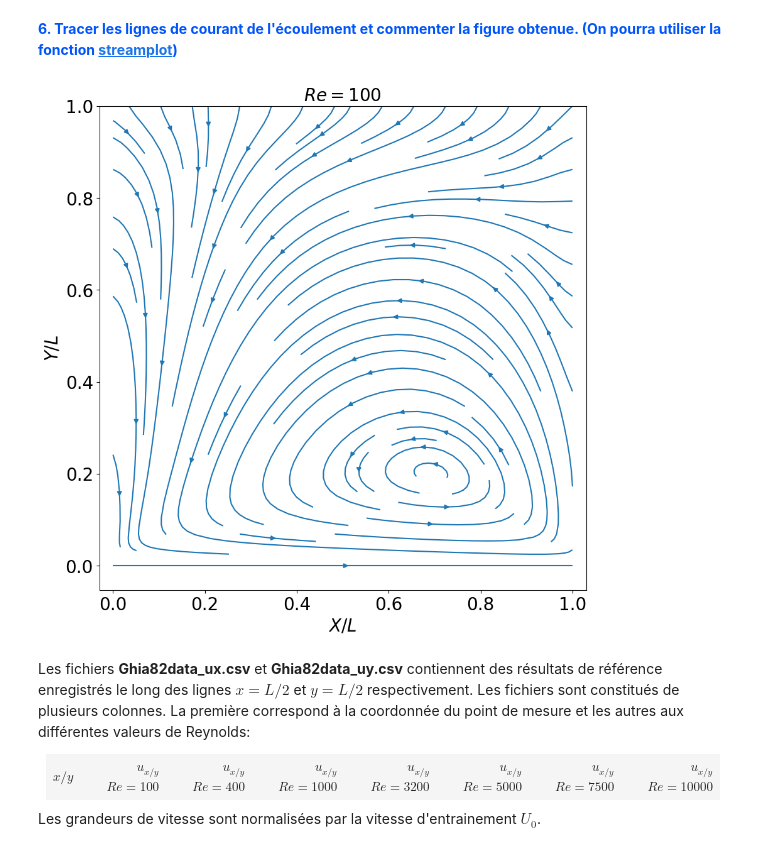
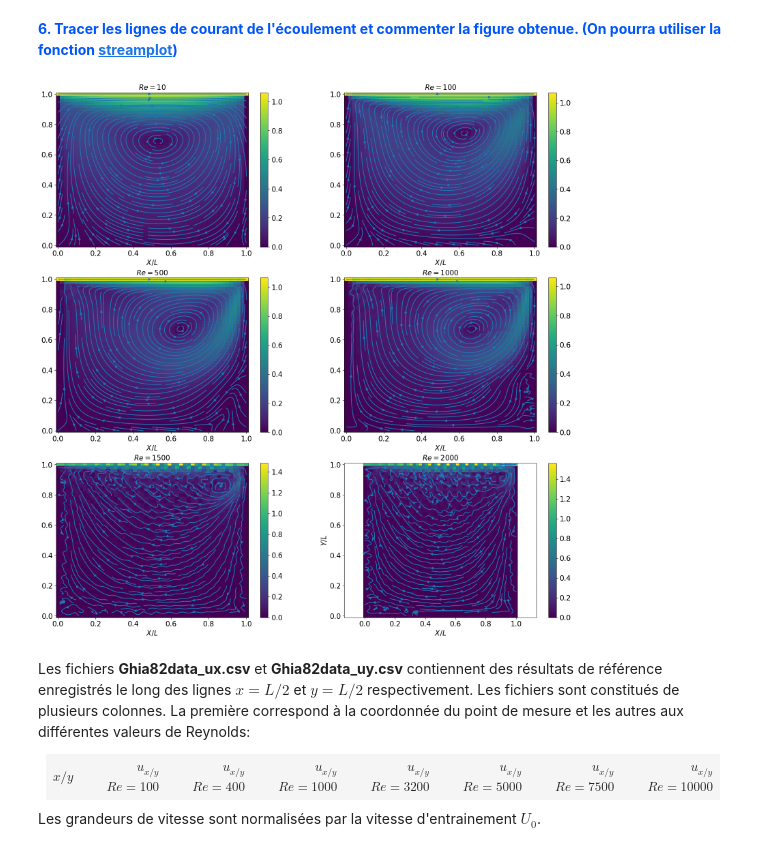
Before and after one commit to roomate/Lattice-Boltzmann-Method, a Jupyter notebook: TP2.ipynb, the cells around one changed output. Saved outputs shown, nothing was run; the diff lists cells and outputs as text; code cells hidden in the pictures.

```diff
--- a/TP2.ipynb
+++ b/TP2.ipynb
@@ -207,10 +268,10 @@ def wall2(gcoll,g,mask):
 # %%
-def wall(gcoll,g,mask):
+def wall(gcoll, g, mask):
     # Paroi solide sur les bords latéraux et inférieur: Bounce back
-    gcoll[mask==1,1],gcoll[mask==1,3]=g[mask==1,3],g[mask==1,1]
-    gcoll[mask==1,2],gcoll[mask==1,4]=g[mask==1,4],g[mask==1,2]
-    gcoll[mask==1,6],gcoll[mask==1,8]=g[mask==1,8],g[mask==1,6]
-    gcoll[mask==1,7],gcoll[mask==1,5]=g[mask==1,5],g[mask==1,7]
+    g[1, mask==1], g[3, mask==1] = gcoll[3, mask==1], gcoll[1, mask==1]
+    g[2, mask==1], g[4, mask==1] = gcoll[4, mask==1], gcoll[2, mask==1]
+    g[6, mask==1], g[8, mask==1] = gcoll[8, mask==1], gcoll[6, mask==1]
+    g[7, mask==1], g[5, mask==1] = gcoll[5, mask==1], gcoll[7, mask==1]
 # %% [markdown]
 <b>Condition aux limites fluide:</b> Définir la fonction permettant de mettre à  jour les moments $u_x, \rho_{top}$ et les distributions inconnues sur le bord supérieur. On utilisera les approches vues dans le cours pour le bounce-back hors équilibre:
 
@@ -243,30 +350,29 @@ ___
 # %%
 def lid(g,rho,ux,uy):
     # Conditions de vitesse au bord superieur
-    ux[0,:]= U0
-
+    ux[0]= U0
     # Macro: On impose ux et on en déduit rho_w:
-    rho[0,:]=1/(1+uy[0,:])*(g[0,:,0]+g[0,:,1]+g[0,:,3]+2*(g[0,:,2]+g[0,:,5]+g[0,:,6]))
+    rho[0]=1/(1 + uy[0])*(g[0,0] + g[1,0] + g[3,0] + 2*(g[2,0] + g[5,0] + g[6,0]))
 
     # Distributions: On impose les distributions inconnues avec le Bounce-Back hors equilibre
-    g[0,:,2] = g[0,:,4] - 2*rho[0,:]*w[2]/(c0**2)*uy[0,:]
-    g[0,:,7] = g[0,:,5] + 2*rho[0,:]*w[7]/(c0**2)*(uy[0,:] - U0)
-    g[0,:,8] = g[0,:,6] + 2*rho[0,:]*w[6]/(c0**2)*(uy[0,:] + U0)
+    g[4,0] = g[2,0] - 6*rho[0]*w[4]*uy[0]
+    g[7,0] = g[5,0] - 6*rho[0]*w[7]*(uy[0] + U0)
+    g[8,0] = g[6,0] + 6*rho[0]*w[8]*(U0 - uy[0])
 # %% [markdown]
 <h2>Calcul</h2>
 
 <b style="color:#0055FA">3. Une fois les parametres et les fonctions définis, fixer le nombre de Reynolds (on commencera par $Re=100$), initialiser les distributions à  leur valeur d'équilibre puis définir les mailles concernées par une condition aux limites solide.</b> Pour cela on pourra utiliser une variable de type *mask* de la même taille que le domaine et valant 0 pour une maille fluide et 1 pour une maille solide.
 # %%
 # Nombre de Reynolds:
-Re=10
+Re = 10
 
 # initialisation:
-geq,rho,ux,uy,taug,U0=init(M0,Re)
-g,gcoll=geq.copy(),geq.copy()
+geq, rho, ux, uy, taug, U0 = init(M0, Re)
+g, gcoll= geq.copy(), geq.copy() #Deep copy
 # Marquage des conditions aux limites:
 # Fluide: mask=0
 # Solide: mask=1
 mask=np.zeros((nx,ny));
-mask[:,0]=1 # left
-mask[:,-1]=1 # right
-mask[-1,:]=1 # bottom
+mask[1:,0] = 1 # left
+mask[1:,-1] = 1 # right
+mask[-1,:] = 1 # bottom
@@ -337,14 +439,18 @@ ____
 # %% [markdown]
 <b style="color:#0055FA">6. Tracer les lignes de courant de l'écoulement et commenter la figure obtenue. (On pourra utiliser la fonction <a href="https://matplotlib.org/stable/api/_as_gen/matplotlib.pyplot.streamplot.html">streamplot</a>)</b>
 # %%
-fig=plt.figure(figsize=(10,10))
+fig, ax = plt.subplots(3,2, figsize = (20,20))
 x = np.linspace(0,1,num=nx)
 y = np.linspace(0,1,num=ny)
-plt.streamplot(x,y,ux,uy, cmap = 'hot')
-plt.xlabel(r'$X/L$',fontsize=fs);plt.ylabel(r'$Y/L$',fontsize=fs)
-plt.title(r'$Re='+str(Re)+'$',fontsize=fs);plt.axis('equal');
+for i in range(6):
+  ax_i = ax[i//2,i%2]
+  cm = ax_i.pcolormesh(x, y, np.sqrt((Ux[i][::-1]**2 + Uy[i][::-1]**2)/U0**2), cmap = 'viridis')
+  plt.colorbar(cm, ax = ax_i)
+  ax_i.streamplot(x,y,Ux[i][::-1], Uy[i][::-1], cmap = 'viridis', density = 1.5)
+  ax_i.set_xlabel(r'$X/L$',fontsize=fs);plt.ylabel(r'$Y/L$',fontsize=fs)
+  ax_i.set_title(r'$Re='+str(Re[i])+'$',fontsize=fs);plt.axis('equal');
 # %% [output]
-[figure, old version]
+[figure, new version]
 # %% [markdown]
 Les fichiers **Ghia82data_ux.csv** et **Ghia82data_uy.csv** contiennent des résultats de référence  enregistrés le long des lignes $x=L/2$ et $y=L/2$ respectivement. Les fichiers sont constitués de plusieurs colonnes. La première correspond à  la coordonnée du point de mesure et les autres aux différentes valeurs de Reynolds:
 
```
Also changed, not shown: parts of 24 cells of this notebook.
